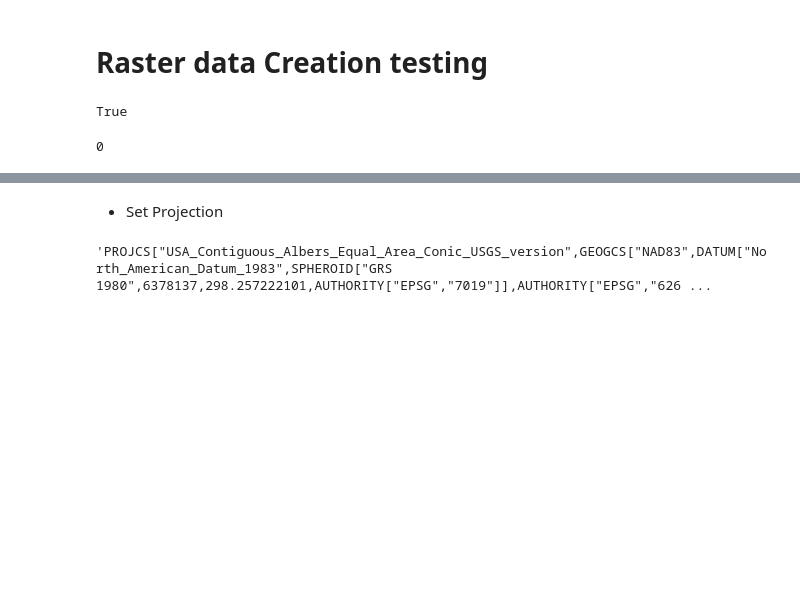
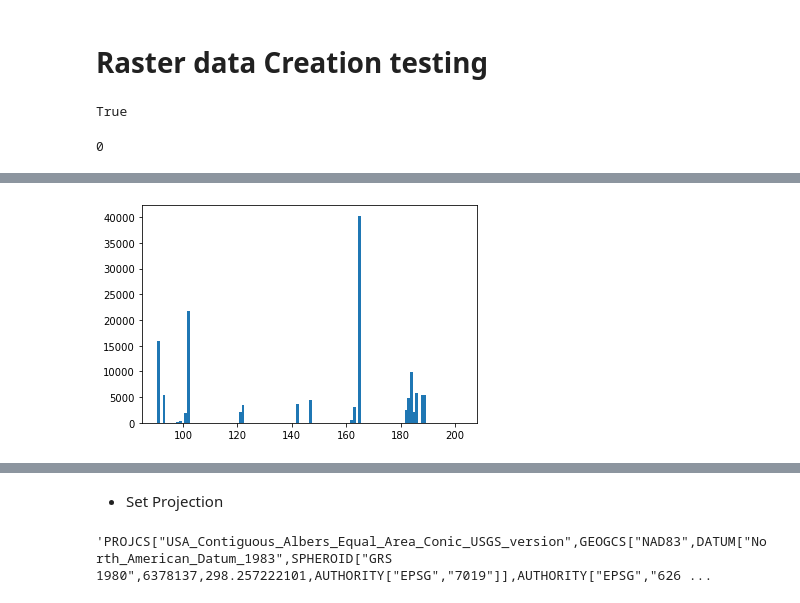
Before and after one commit to fxdawnn/VeggieWildfire, a Jupyter notebook: gdal_lcp.ipynb, the cells around one changed output, grey strips where cells are left out. Cells and saved outputs as stored; diff of their text form; code cells hidden in the pictures; blank space fills up the shorter version.

```diff
--- a/gdal_lcp.ipynb
+++ b/gdal_lcp.ipynb
@@ -257,0 +345,10 @@ def zonal_buffer(rasters, buffer, target_value):
+# %%
+satellite_value = satellite_fire_area.flatten()
+satellite_value = satellite_value[satellite_value!=0]
+d = np.diff(np.unique(satellite_value)).min()
+left_of_first_bin = satellite_value.min() - float(d)/2
+right_of_last_bin = satellite_value.max() + float(d)/2
+plt.hist(satellite_value, np.arange(left_of_first_bin, right_of_last_bin + d, d))
+plt.show()
+# %% [output]
+[figure, added]
```
Also changed, not shown: parts of 23 cells of this notebook, 3 other files.
